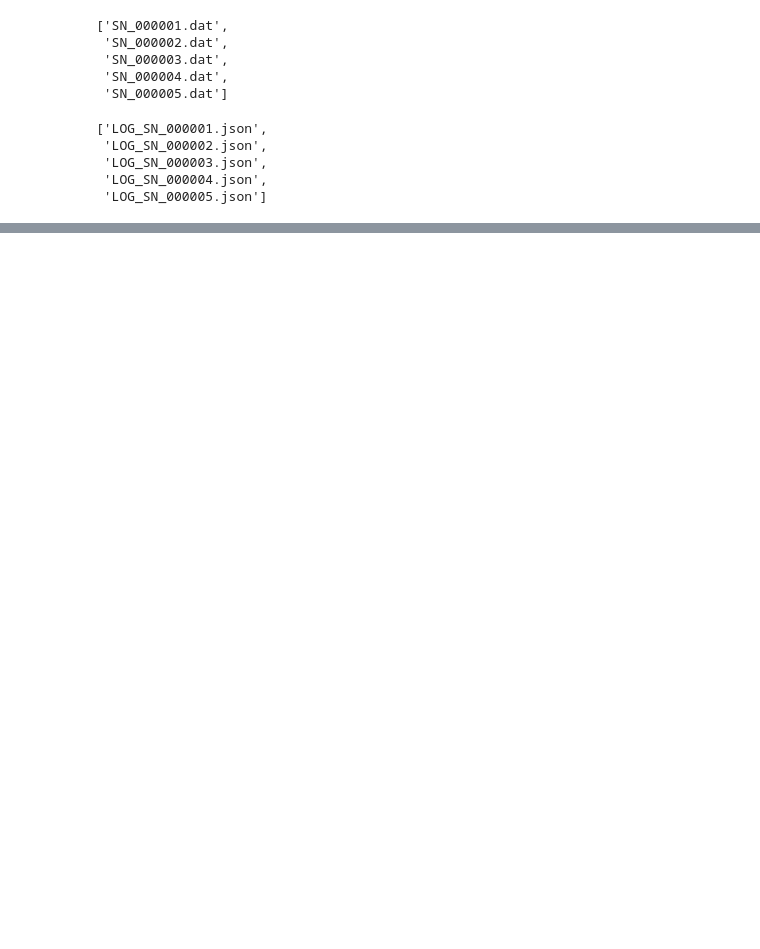
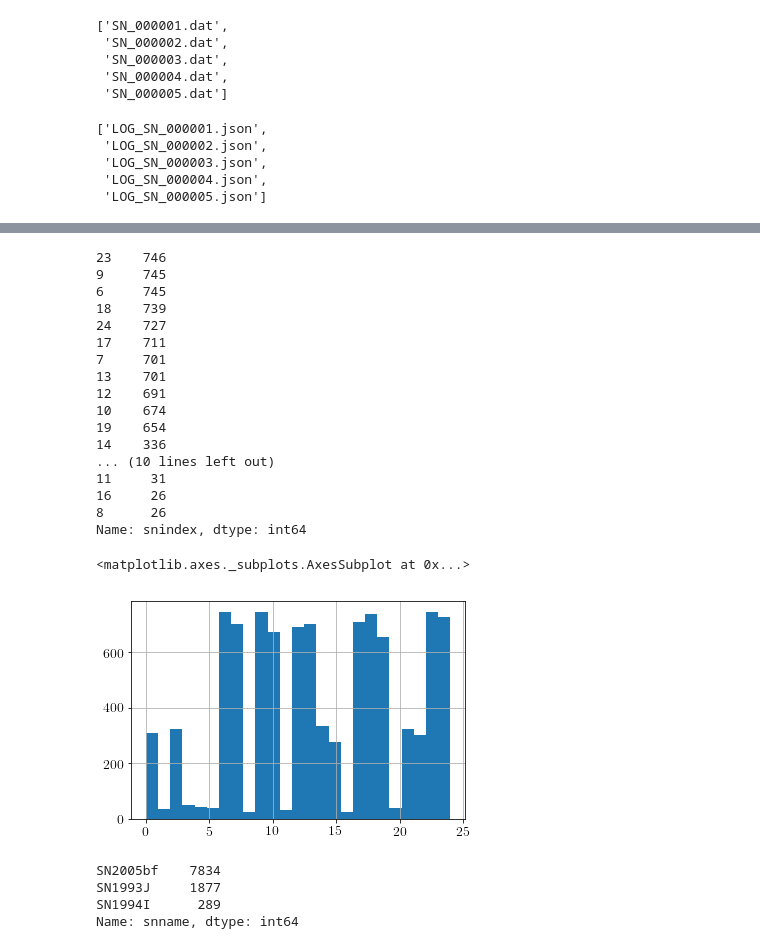
Before and after one commit to RobFirth/LSST_tools, a Jupyter notebook: lsst_tools/sims/notebooks/Check SDSS Sims.ipynb, the cells around one changed output, grey strips where cells are left out. Cells and saved outputs as stored; diff of their text form; code cells hidden in the pictures; blank space fills up the shorter version.

```diff
--- a/lsst_tools/sims/notebooks/Check SDSS Sims.ipynb
+++ b/lsst_tools/sims/notebooks/Check SDSS Sims.ipynb
@@ -91,2 +143,32 @@ output_df = pd.DataFrame.from_dict(alldata)
+# %%
+print(output_df["snindex"].value_counts())
+output_df["snindex"].hist(bins = len(output_df["snindex"].unique()))
+# %% [output]
+23    746
+9     745
+6     745
+18    739
+24    727
+17    711
+7     701
+13    701
+12    691
+10    674
+19    654
+14    336
+... (10 lines left out)
+11     31
+16     26
+8      26
+Name: snindex, dtype: int64
+<matplotlib.axes._subplots.AxesSubplot at 0x...>
+[figure, added]
+# %%
+print(output_df["snname"].value_counts())
+# %% [output]
+SN2005bf    7834
+SN1993J     1877
+SN1994I      289
+Name: snname, dtype: int64
 # %%
 output_df["z_sim"].hist(bins = 200)
```
Also changed, not shown: parts of 8 cells of this notebook, 2 other files.
